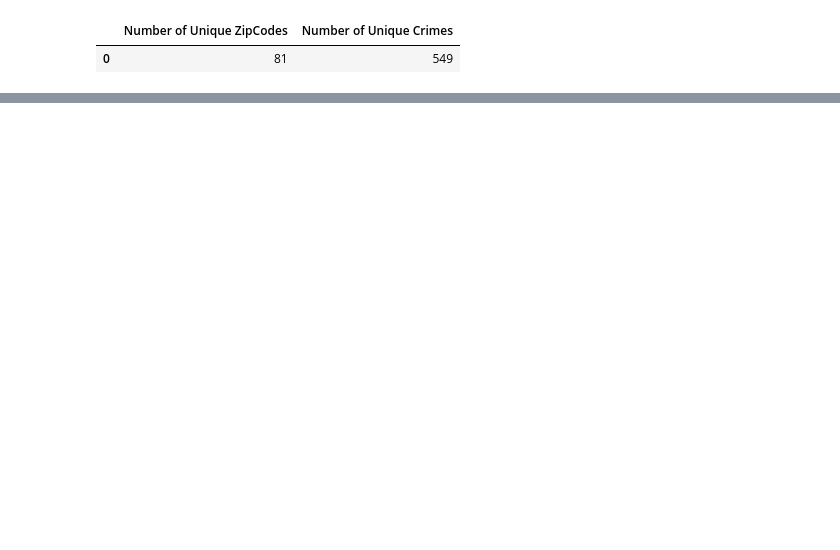
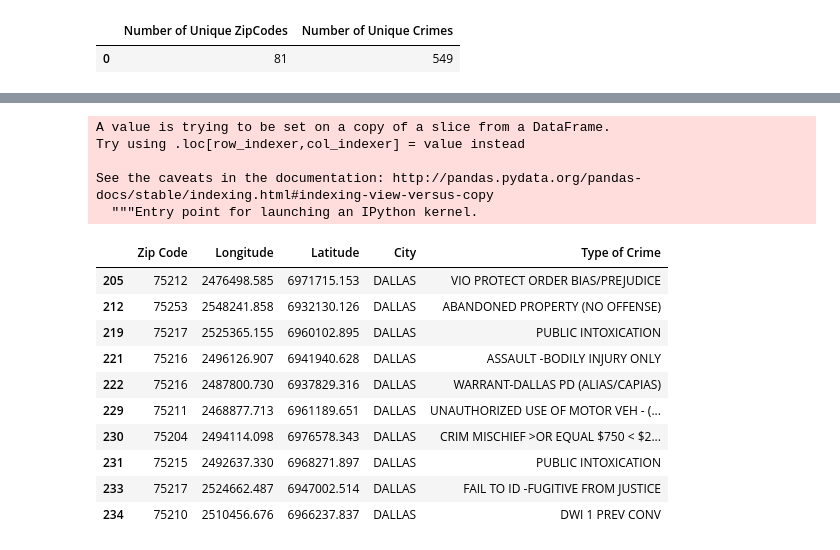
Before and after one commit to benjaminpodell/Project_1, a Jupyter notebook: police_csv_script.ipynb, the cells around one changed output, grey strips where cells are left out. Drawn from its saved outputs; the diff is of its cells as text; code cells hidden in the pictures; blank space fills up the shorter version.

```diff
--- a/police_csv_script.ipynb
+++ b/police_csv_script.ipynb
@@ -81,3 +81,7 @@ Zip Code                   float64
 City                        object
 State                       object
 dtype: object
+# %%
+zip_crime_dropped['Zip Code'] = zip_crime_dropped['Zip Code'].astype(object)
+zip_crime_dropped['Zip Code'].dtype
+zip_crime_dropped.dtypes
@@ -137,5 +163,5 @@ DALALAS                1
 Name: City, dtype: int64
 # %%
-zip_crime_changed_df = zip_crime_renamed_df.replace({"DAL": "Dallas", "DALLLAS": "Dallas","DALLLAS": "Dallas","DLS": "Dallas","DALAS": "Dallas","DALLS": "Dallas","DALLAS TX": "Dallas","DALALS": "Dallas","DA": "Dallas","DALLASS": "Dallas","DALALAS": "Dallas", "GRAND PRAI": "GRAND PRAIRIE"})
+zip_crime_changed_df = zip_crime_renamed_df.replace({"Dallas": "DALLAS","DAL": "DALLAS", "DALLLAS": "DALLAS","DALLLAS": "DALLAS","DLS": "DALLAS","DALAS": "DALLAS","DALLS": "DALLAS","DALLAS TX": "DALLAS","DALALS": "DALLAS","DA": "DALLAS","DALLASS": "DALLAS","DALALAS": "DALLAS", "GRAND PRAI": "GRAND PRAIRIE"})
 zip_crime_changed_df["City"].value_counts()
 # %% [output]
@@ -176,0 +210,3 @@ len(dallas_crime_df)
+# %%
+dallas_crime_df = zip_crime_changed_df.loc[zip_crime_changed_df["City"] == "DALLAS"]
+dallas_crime_df.head(10)
@@ -176,0 +225,22 @@ len(dallas_crime_df)
+# %%
+dallas_crime_df['Zip Code'] = dallas_crime_df['Zip Code'].astype(object)
+dallas_crime_df['Zip Code'].dtype
+dallas_crime_df.dtypes
+dallas_crime_df.head(10)
+# %% [output]
+A value is trying to be set on a copy of a slice from a DataFrame.
+Try using .loc[row_indexer,col_indexer] = value instead
+
+See the caveats in the documentation: http://pandas.pydata.org/pandas-docs/stable/indexing.html#indexing-view-versus-copy
+  """Entry point for launching an IPython kernel.
+|  | Zip Code | Longitude | Latitude | City | Type of Crime |
+| 205 | 75212 | 2476498.585 | 6971715.153 | DALLAS | VIO PROTECT ORDER BIAS/PREJUDICE |
+| 212 | 75253 | 2548241.858 | 6932130.126 | DALLAS | ABANDONED PROPERTY (NO OFFENSE) |
+| 219 | 75217 | 2525365.155 | 6960102.895 | DALLAS | PUBLIC INTOXICATION |
+| 221 | 75216 | 2496126.907 | 6941940.628 | DALLAS | ASSAULT -BODILY INJURY ONLY |
+| 222 | 75216 | 2487800.730 | 6937829.316 | DALLAS | WARRANT-DALLAS PD (ALIAS/CAPIAS) |
+| 229 | 75211 | 2468877.713 | 6961189.651 | DALLAS | UNAUTHORIZED USE OF MOTOR VEH - (... |
+| 230 | 75204 | 2494114.098 | 6976578.343 | DALLAS | CRIM MISCHIEF >OR EQUAL $750 < $2... |
+| 231 | 75215 | 2492637.330 | 6968271.897 | DALLAS | PUBLIC INTOXICATION |
+| 233 | 75217 | 2524662.487 | 6947002.514 | DALLAS | FAIL TO ID -FUGITIVE FROM JUSTICE |
+| 234 | 75210 | 2510456.676 | 6966237.837 | DALLAS | DWI 1 PREV CONV |
```
Also changed, not shown: parts of 11 cells of this notebook.
